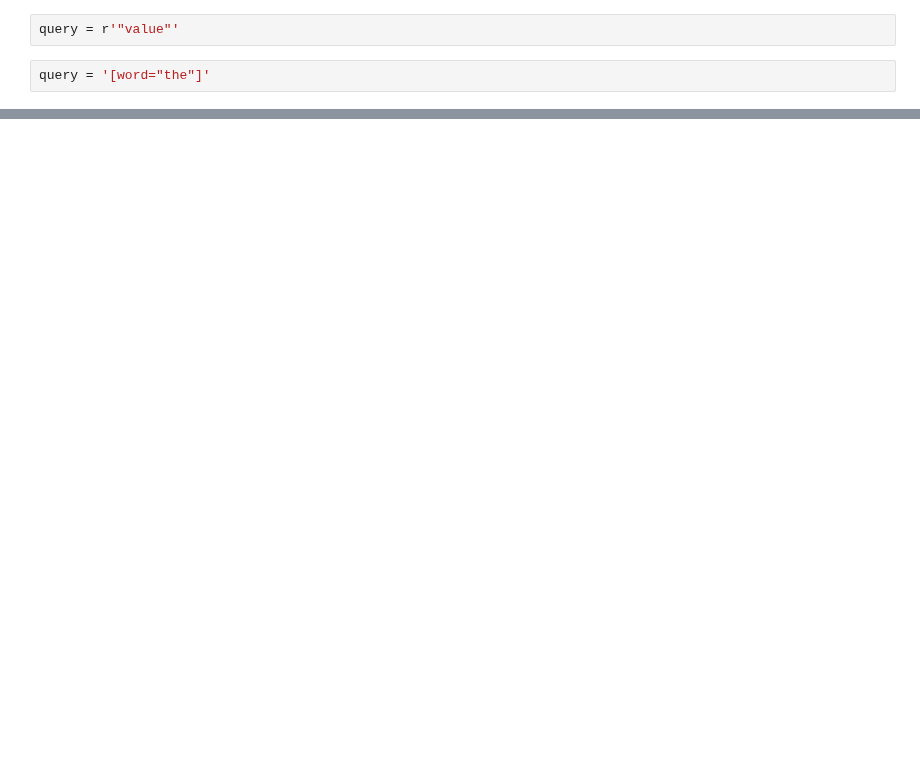
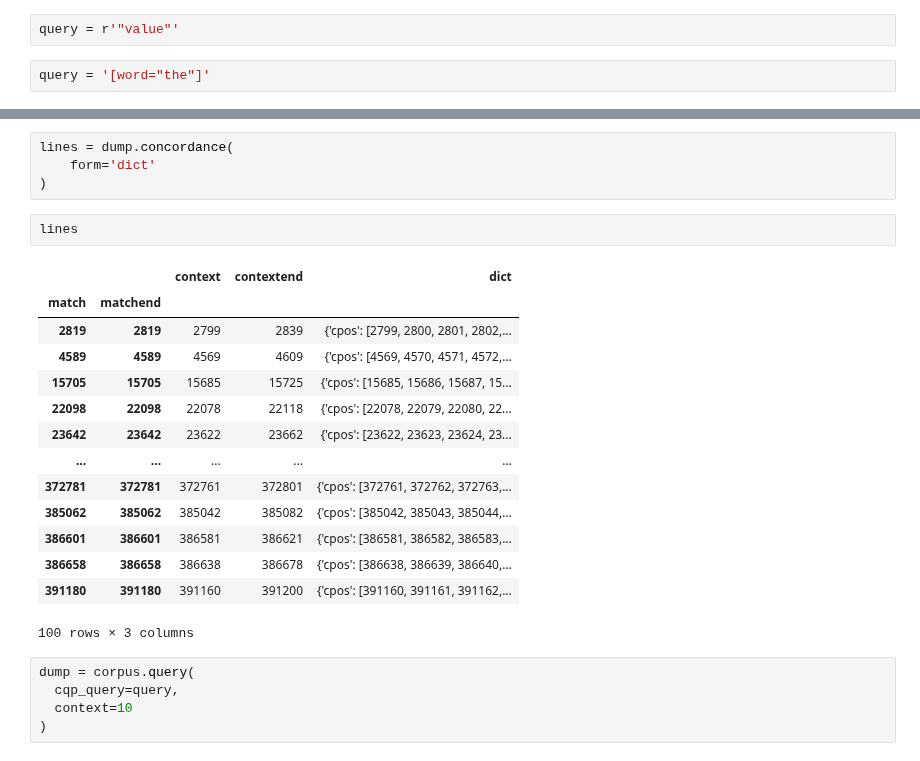
Before and after one commit to iued-uni-heidelberg/DAAD-Training-2021, a Jupyter notebook: cwb2021experimentsV06.ipynb, the cells around one changed output, grey strips where cells are left out. Saved outputs shown, nothing was run; the diff lists cells and outputs as text; blank space fills up the shorter version.

```diff
--- a/cwb2021experimentsV06.ipynb
+++ b/cwb2021experimentsV06.ipynb
@@ -383,0 +415,26 @@ found 0 matches
+# %%
+lines = dump.concordance(
+    form='dict'
+)
+# %%
+lines
+# %% [output]
+|  |  | context | contextend | dict |
+| match | matchend |  |  |  |
+| 2819 | 2819 | 2799 | 2839 | {'cpos': [2799, 2800, 2801, 2802,... |
+| 4589 | 4589 | 4569 | 4609 | {'cpos': [4569, 4570, 4571, 4572,... |
+| 15705 | 15705 | 15685 | 15725 | {'cpos': [15685, 15686, 15687, 15... |
+| 22098 | 22098 | 22078 | 22118 | {'cpos': [22078, 22079, 22080, 22... |
+| 23642 | 23642 | 23622 | 23662 | {'cpos': [23622, 23623, 23624, 23... |
+| ... | ... | ... | ... | ... |
+| 372781 | 372781 | 372761 | 372801 | {'cpos': [372761, 372762, 372763,... |
+| 385062 | 385062 | 385042 | 385082 | {'cpos': [385042, 385043, 385044,... |
+| 386601 | 386601 | 386581 | 386621 | {'cpos': [386581, 386582, 386583,... |
+| 386658 | 386658 | 386638 | 386678 | {'cpos': [386638, 386639, 386640,... |
+| 391180 | 391180 | 391160 | 391200 | {'cpos': [391160, 391161, 391162,... |
+100 rows × 3 columns
+# %%
+dump = corpus.query(
+  cqp_query=query,
+  context=10
+)
```
Also changed, not shown: parts of 37 cells of this notebook.
